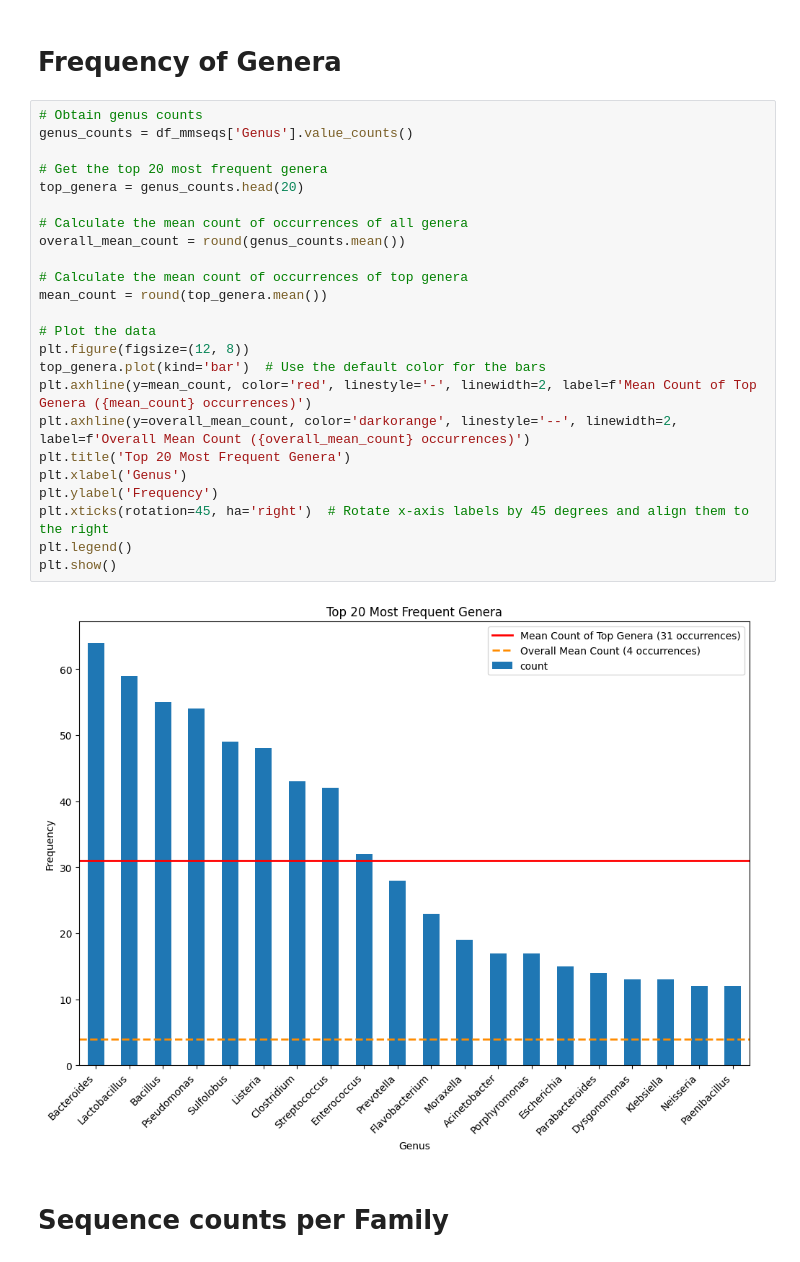
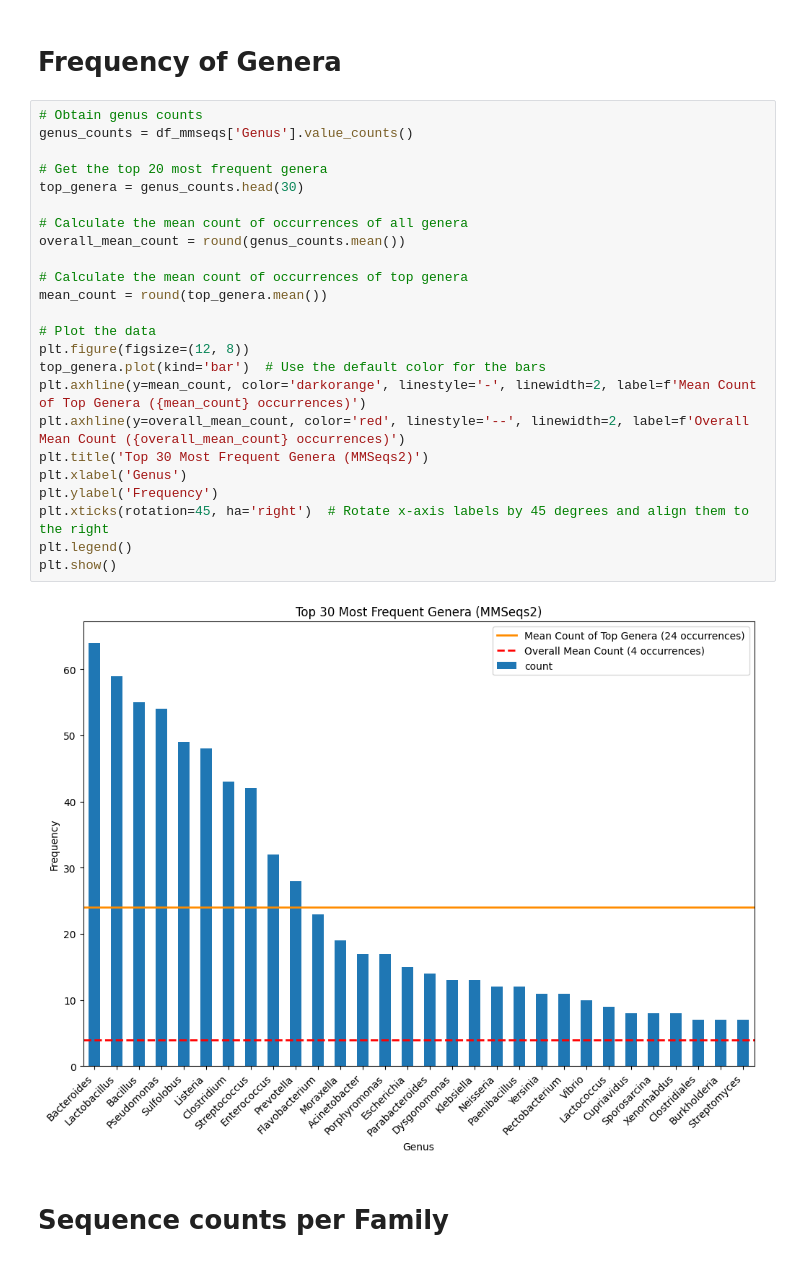
Before and after one commit to ChristianNeitzel/Projeto-Bioinf-PhageAcr, a Jupyter notebook: 3b_code_positive_dataset_mmseqs_analysis.ipynb, the cells around one changed output. Drawn from its saved outputs; the diff is of its cells as text.

Commit message:
plot improvements

```diff
--- a/3b_code_positive_dataset_mmseqs_analysis.ipynb
+++ b/3b_code_positive_dataset_mmseqs_analysis.ipynb
@@ -240,29 +246,29 @@ The Average Sequence Length in the CD-HIT positive dataset is 121 aminoacids
 # %%
 # Obtain genus counts
 genus_counts = df_mmseqs['Genus'].value_counts()
 
 # Get the top 20 most frequent genera
-top_genera = genus_counts.head(20)
+top_genera = genus_counts.head(30)
 
 # Calculate the mean count of occurrences of all genera
 overall_mean_count = round(genus_counts.mean())
 
 # Calculate the mean count of occurrences of top genera
 mean_count = round(top_genera.mean())
 
 # Plot the data
 plt.figure(figsize=(12, 8))
 top_genera.plot(kind='bar')  # Use the default color for the bars
-plt.axhline(y=mean_count, color='red', linestyle='-', linewidth=2, label=f'Mean Count of Top Genera ({mean_count} occurrences)')
-plt.axhline(y=overall_mean_count, color='darkorange', linestyle='--', linewidth=2, label=f'Overall Mean Count ({overall_mean_count} occurrences)')
-plt.title('Top 20 Most Frequent Genera')
+plt.axhline(y=mean_count, color='darkorange', linestyle='-', linewidth=2, label=f'Mean Count of Top Genera ({mean_count} occurrences)')
+plt.axhline(y=overall_mean_count, color='red', linestyle='--', linewidth=2, label=f'Overall Mean Count ({overall_mean_count} occurrences)')
+plt.title('Top 30 Most Frequent Genera (MMSeqs2)')
 plt.xlabel('Genus')
 plt.ylabel('Frequency')
 plt.xticks(rotation=45, ha='right')  # Rotate x-axis labels by 45 degrees and align them to the right
 plt.legend()
 plt.show()
 # %% [output]
-[figure, old version]
+[figure, new version]
 # %% [markdown]
 # Sequence counts per Family
 # %%
```
Also changed, not shown: parts of 5 cells of this notebook, 3 other files.
